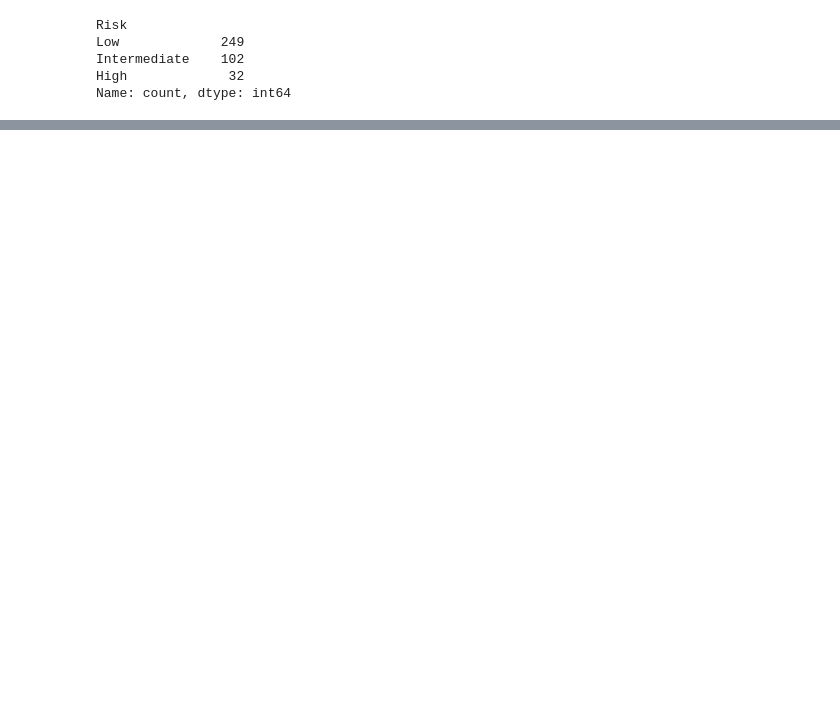
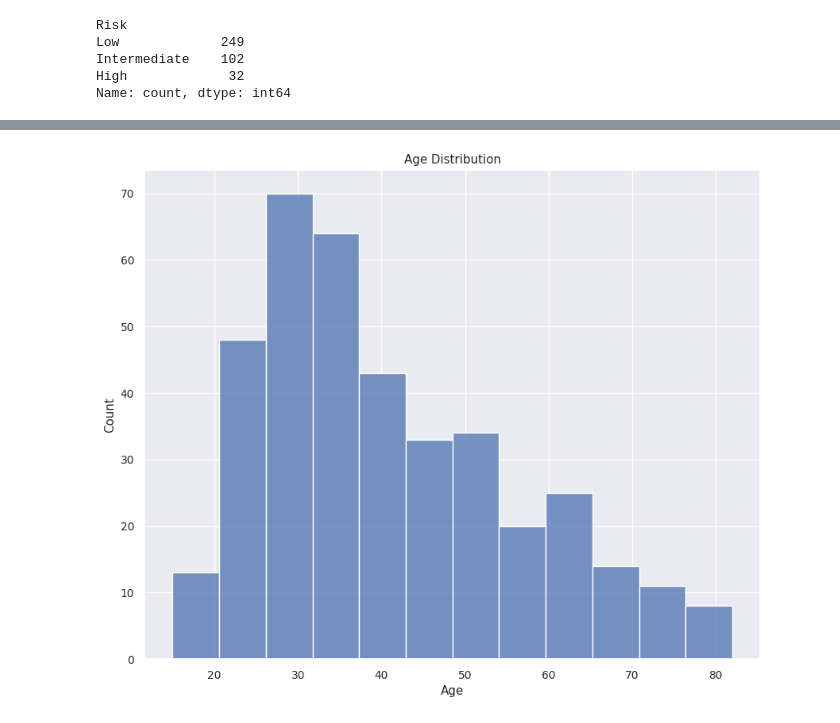
Before and after one commit to Meyyaou/pythondaily, a Jupyter notebook: STEP3-Visualisation/AnalysisDataProject.ipynb, the cells around one changed output, grey strips where cells are left out. Drawn from its saved outputs; the diff is of its cells as text; code cells hidden in the pictures; blank space fills up the shorter version.

```diff
--- a/STEP3-Visualisation/AnalysisDataProject.ipynb
+++ b/STEP3-Visualisation/AnalysisDataProject.ipynb
@@ -106,0 +125,12 @@ Name: count, dtype: int64
+# %%
+#step6: other basic plot?
+#distrib des vars (hist)
+
+#age
+fig=plt.figure(figsize=(10,8))
+sns.histplot(df['Age'])
+plt.title('Age Distribution')
+fig.savefig('age_distribution.png')
+plt.show()
+# %% [output]
+[figure, added]
```
Also changed, not shown: parts of 17 cells of this notebook.
